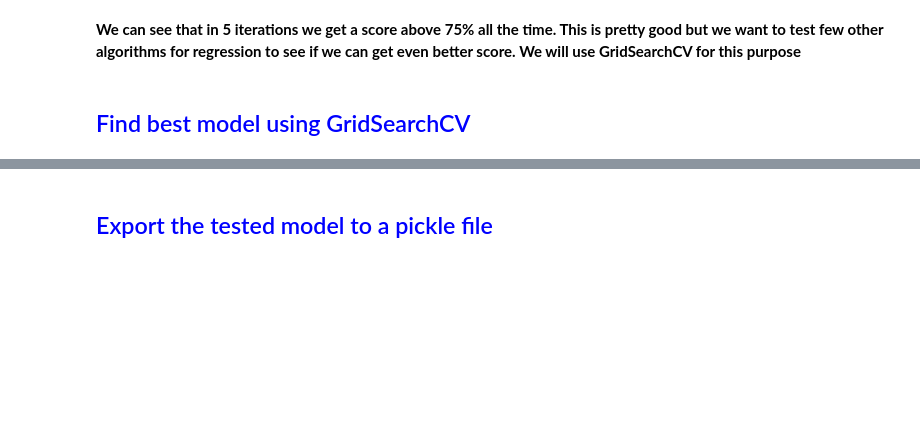
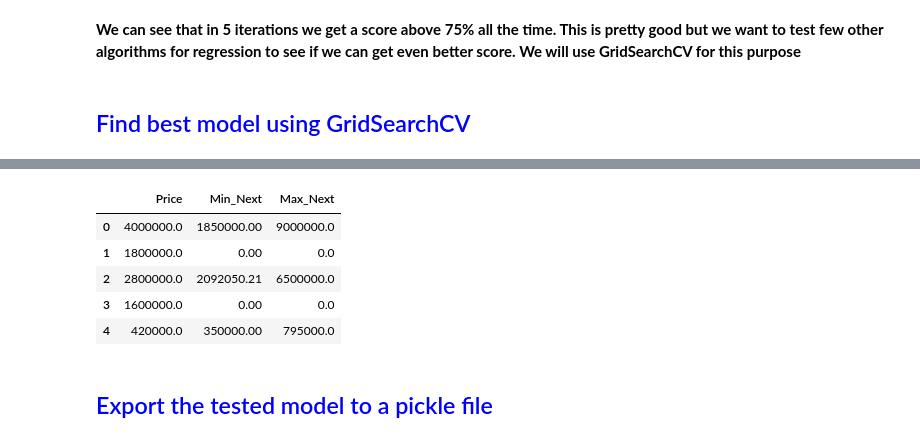
Before and after one commit to movindugunarathna/LandPulse-ML, a Jupyter notebook: Proprocessing/Preprocess.ipynb, the cells around one changed output, grey strips where cells are left out. Saved outputs shown, nothing was run; the diff lists cells and outputs as text; code cells hidden in the pictures; blank space fills up the shorter version.

```diff
--- a/Proprocessing/Preprocess.ipynb
+++ b/Proprocessing/Preprocess.ipynb
@@ -796,0 +844,36 @@ predict_price('Indira Nagar',1000, 3, 3)
+# %%
+from sklearn.tree import DecisionTreeRegressor
+from sklearn.model_selection import train_test_split
+from sklearn.metrics import mean_squared_error, mean_absolute_percentage_error
+import pandas as pd
+
+params = {
+    'criterion': 'friedman_mse',
+    'splitter': 'best'
+}
+
+decision_tree_model = DecisionTreeRegressor(**params)
+
+# Fit the model to training data
+decision_tree_model.fit(X_train, y_train)
+
+# Make predictions on the test set
+y_pred = pd.DataFrame(decision_tree_model.predict(X_test), columns=y_test.columns)
+
+# Evaluate the model for each column
+mse_values = {}
+mape_values = {}
+
+for column in y_test.columns:
+    mse = mean_squared_error(y_test[column], y_pred[column])
+    mape = mean_absolute_percentage_error(y_test[column], y_pred[column])
+
+    mse_values[column] = mse
+    mape_values[column] = mape
+
+    print(f'Mean Squared Error ({column}): {mse}')
+    print(f'Mean Absolute Percentage Error ({column}): {mape}%')
+
+# Overall metrics
+print(f'Overall Mean Squared Error: {sum(mse_values.values()) / len(mse_values)}')
+print(f'Overall Mean Absolute Percentage Error: {sum(mape_values.values()) / len(mape_values)}%')
@@ -797,3 +898,12 @@ predict_price('Indira Nagar',1000, 3, 3)
+# %%
+y_pred.head()
+# %% [output]
+|  | Price | Min_Next | Max_Next |
+| 0 | 4000000.0 | 1850000.00 | 9000000.0 |
+| 1 | 1800000.0 | 0.00 | 0.0 |
+| 2 | 2800000.0 | 2092050.21 | 6500000.0 |
+| 3 | 1600000.0 | 0.00 | 0.0 |
+| 4 | 420000.0 | 350000.00 | 795000.0 |
 # %% [markdown]
 <h2 style='color:blue'>Export the tested model to a pickle file</h2>
 # %%
```
Also changed, not shown: parts of 38 cells of this notebook, 6 other files.
